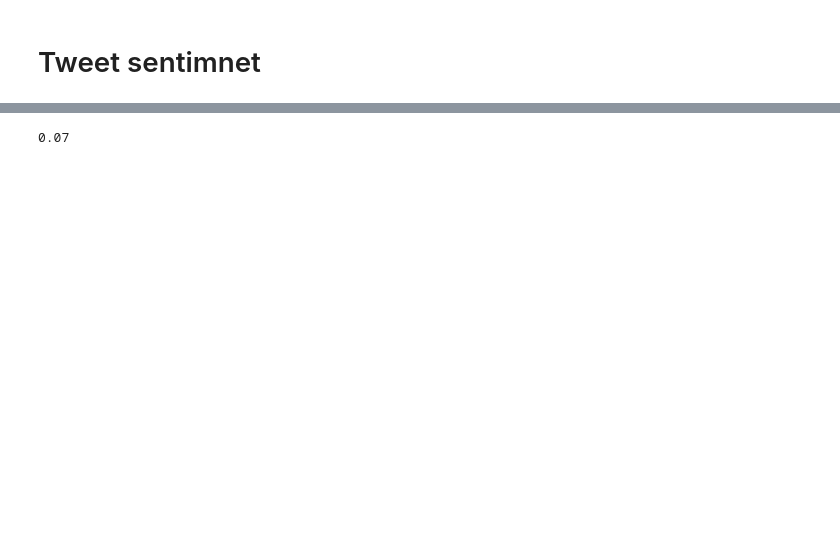
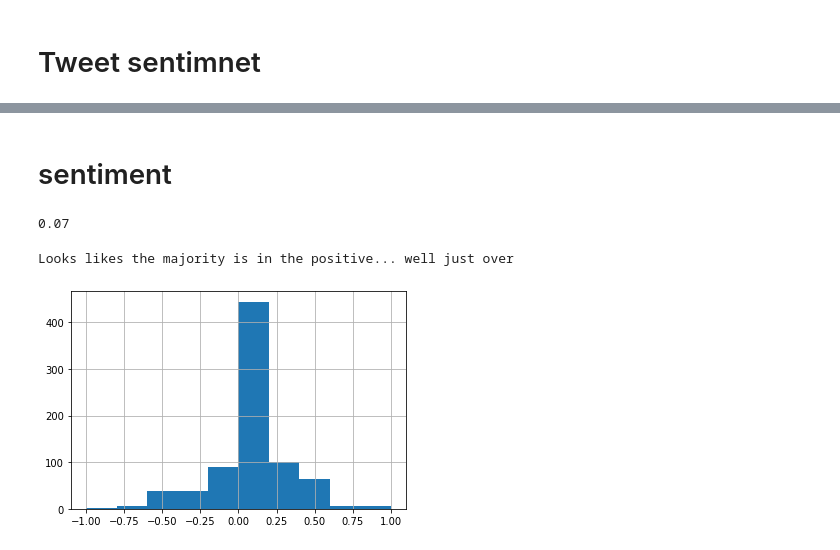
Before and after one commit to tomashege/research_project, a Jupyter notebook: Tomas/sentiment.ipynb, the cells around one changed output, grey strips where cells are left out. Drawn from its saved outputs; the diff is of its cells as text; code cells hidden in the pictures; blank space fills up the shorter version.

```diff
--- a/Tomas/sentiment.ipynb
+++ b/Tomas/sentiment.ipynb
@@ -55,3 +57,5 @@ df['full_text'].str.len().hist()
+# %% [markdown]
+# sentiment
 # %%
 #this is probably not very usefull.... at all
 polarity = 0
@@ -61,3 +65,13 @@ for i in list_of_tweets:
 round(polarity/len(list_of_tweets)*100)/100
 # %% [output]
 0.07
+# %%
+def get_sent(text):
+    return TextBlob(text).sentiment.polarity
+
+tweet_senti_values = df['full_text'].apply(lambda x : get_sent(x))
+tweet_senti_values.hist()
+print("Looks likes the majority is in the positive... well just over")
+# %% [output]
+Looks likes the majority is in the positive... well just over
+[figure, added]
```
Also changed, not shown: parts of 26 cells of this notebook, 5 other files.
